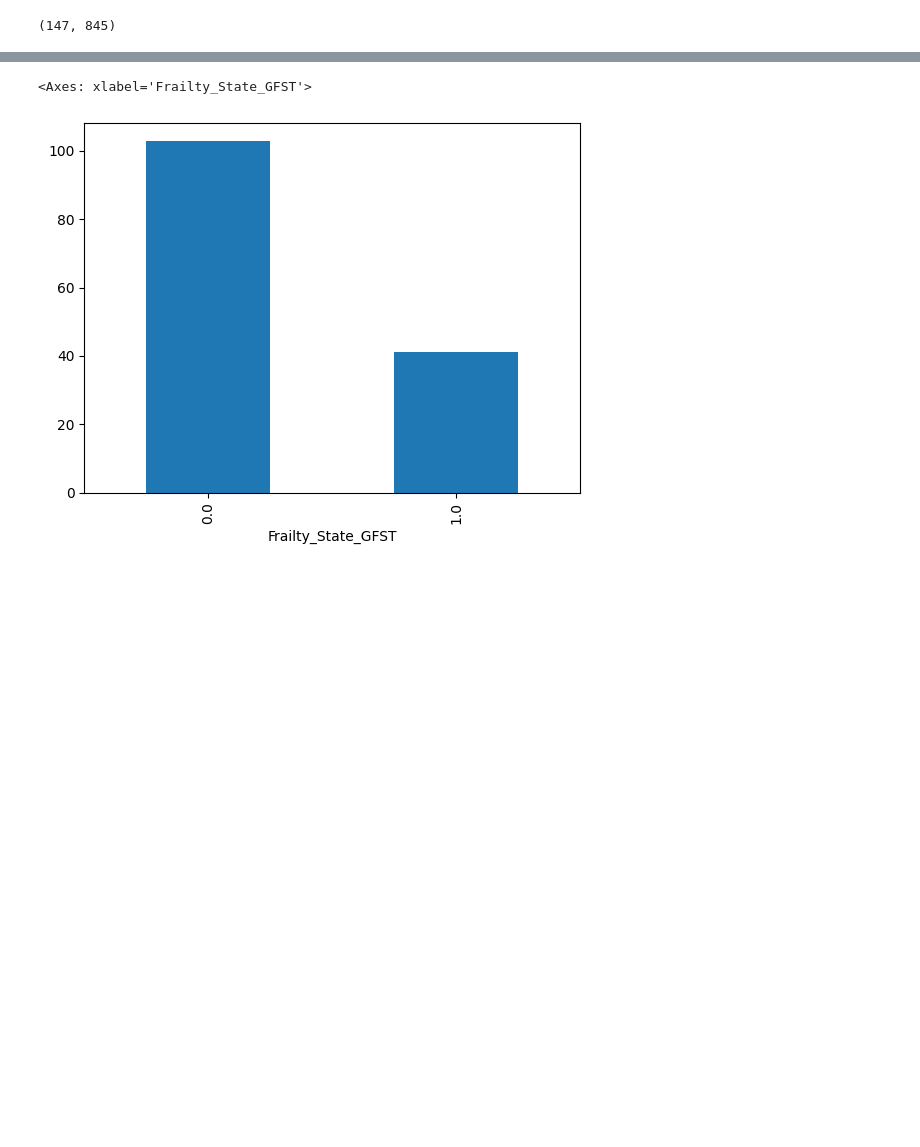
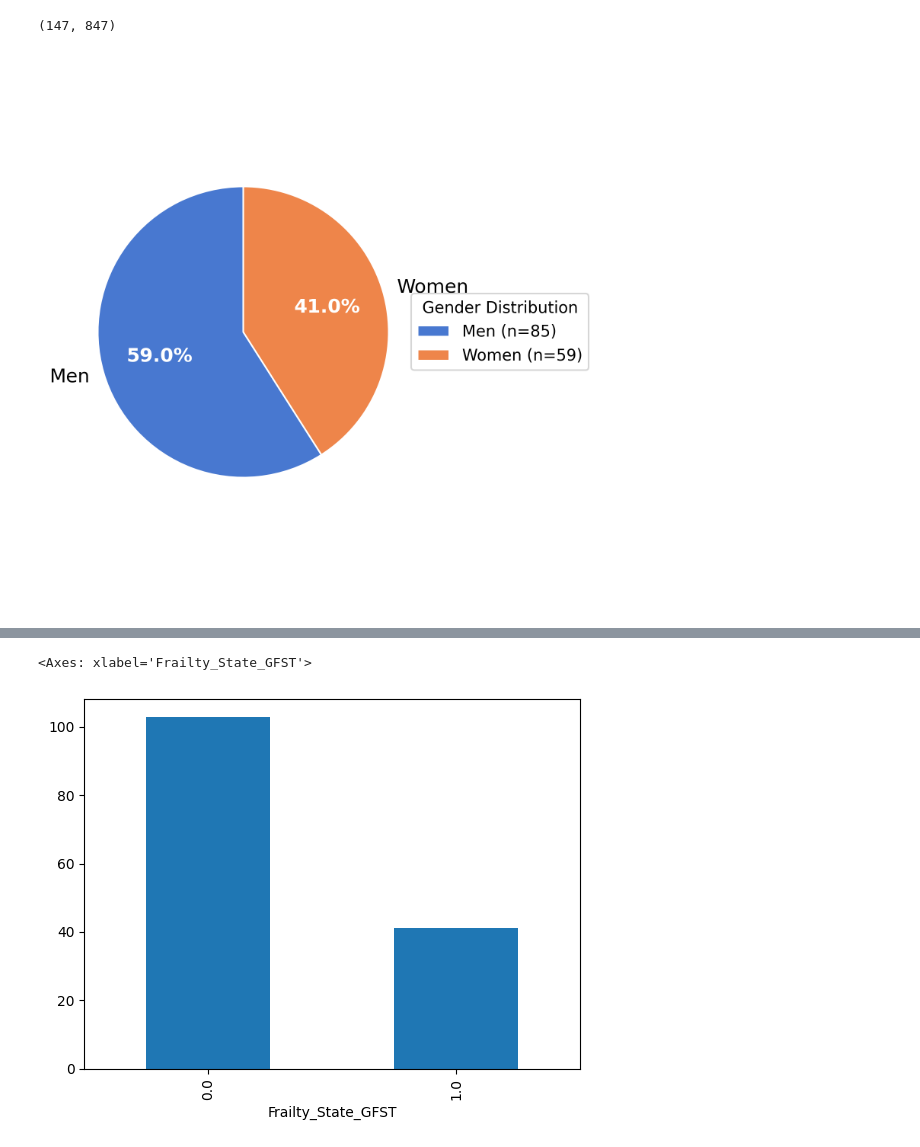
Before and after one commit to lukuenya/Thesis, a Jupyter notebook: notebooks/data_proc.ipynb, the cells around one changed output, grey strips where cells are left out. Cells and saved outputs as stored; diff of their text form; code cells hidden in the pictures; blank space fills up the shorter version.

```diff
--- a/notebooks/data_proc.ipynb
+++ b/notebooks/data_proc.ipynb
@@ -4,6 +1,53 @@ import numpy as np
-# %%
-data = pd.read_excel('../input/data_merged.xlsx')
-
-data.shape
-# %% [output]
-(147, 845)
+# %%
+import pandas as pd
+import numpy as np
+import matplotlib.pyplot as plt
+import seaborn as sns
+import os
+import sys
+
+data_path = '../input/data_global.xlsx'
+data = pd.read_excel(data_path)
+# %%
+data.shape
+# %% [output]
+(147, 847)
+# %%
+# Remap the numeric gender codes to text labels
+gender_counts = data['Sexe'].value_counts()
+gender_labels = {0: 'Men', 1: 'Women'}
+
+# Create figure with publication-quality settings
+fig, ax = plt.subplots(figsize=(5, 5), dpi=300)
+
+# Define professional colors - blue for men, pink for women
+colors = ['#4878D0', '#EE854A']
+
+# Create the pie chart
+wedges, texts, autotexts = ax.pie(
+    gender_counts,
+    labels=[gender_labels[i] for i in gender_counts.index],
+    autopct='%1.1f%%',
+    startangle=90,
+    colors=colors,
+    wedgeprops={'edgecolor': 'w', 'linewidth': 1},
+    textprops={'fontsize': 12}
+)
+
+# Equal aspect ratio ensures that pie is drawn as a circle
+ax.axis('equal')
+
+# Style the percentage text
+for autotext in autotexts:
+    autotext.set_color('white')
+    autotext.set_fontweight('bold')
+
+# Add counts in the legend
+legend_labels = [f'{gender_labels[i]} (n={count})' for i, count in zip(gender_counts.index, gender_counts)]
+ax.legend(wedges, legend_labels, title="Gender Distribution",
+          loc="center left", bbox_to_anchor=(1, 0, 0.5, 1))
+
+plt.tight_layout()
+plt.show()
+# %% [output]
+[figure, added]
```
Also changed, not shown: parts of 3 cells of this notebook, 10 other files.
